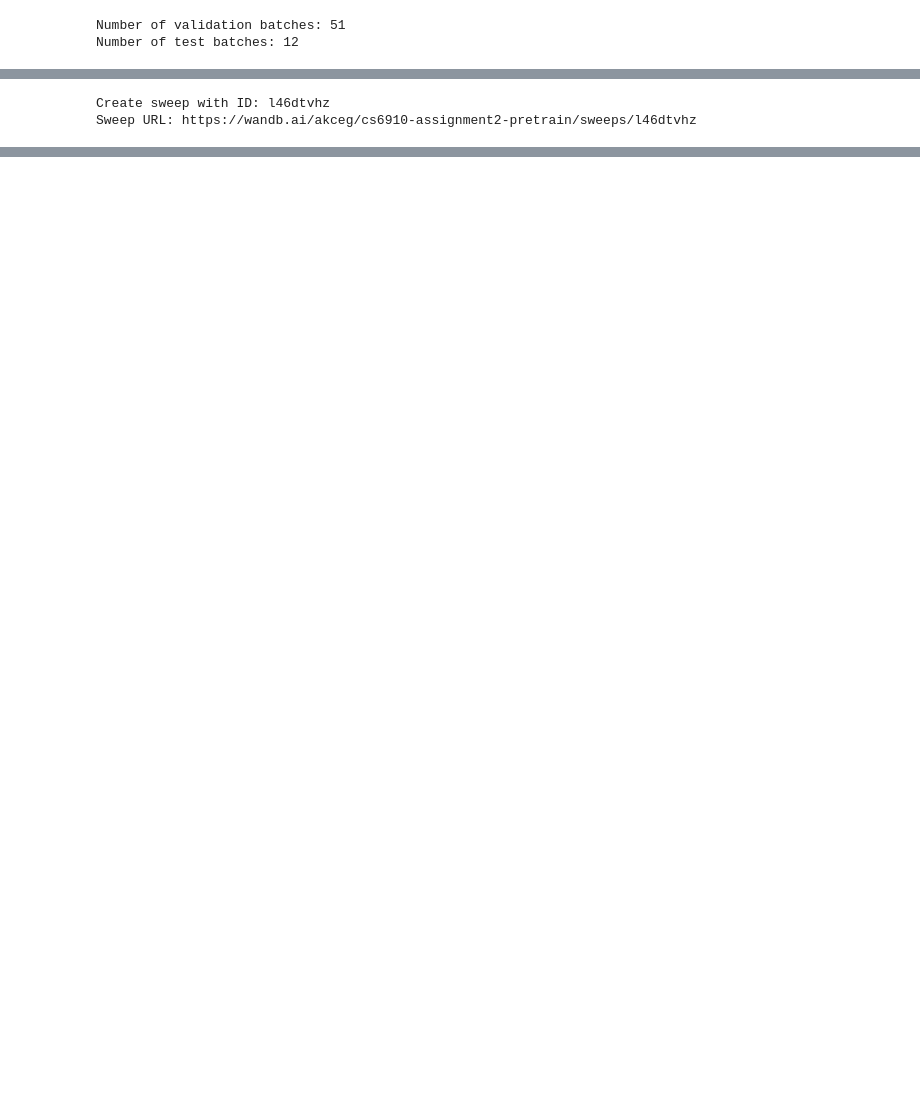
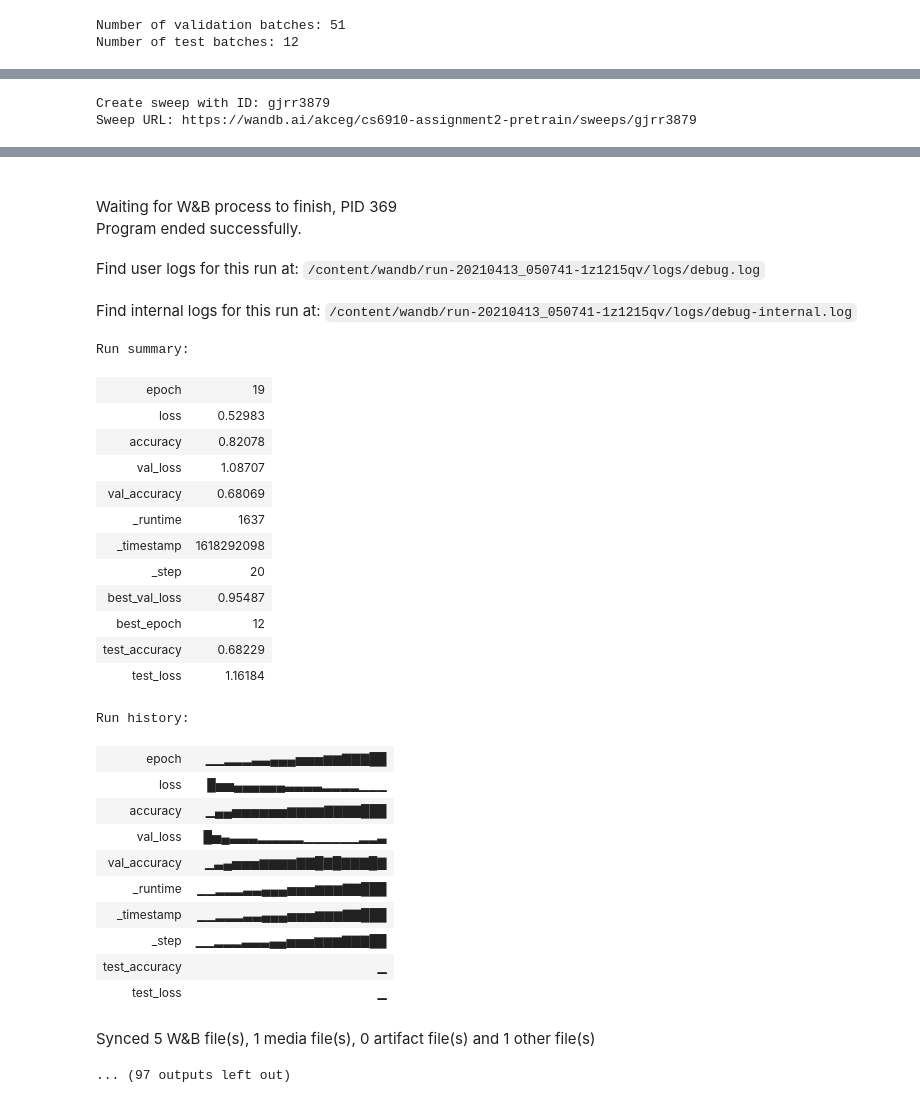
Before and after one commit to aeaswar81/cs6910_deeplearning_assignment_2, a Jupyter notebook: Transferlearning.ipynb, the cells around one changed output, grey strips where cells are left out. Cells and saved outputs as stored; diff of their text form; code cells hidden in the pictures; blank space fills up the shorter version.

Commit message:
added references and separated wandb

```diff
--- a/Transferlearning.ipynb
+++ b/Transferlearning.ipynb
@@ -122,0 +106,12 @@ for image, _ in train_ds.take(1):
+# %%
+parameters = {
+
+        'model':'resnet',
+        #excluding output layer
+        'dense_layers':1,
+        'size_layer':32,
+        #100% means no fine tuning, only pre training
+        'layers_freeze':60,
+        'dropout':0.2
+        }
+#(modelname,number of denselayers at top,size of each layer,percentage of frozen layer,dropout value)
@@ -123,2 +225,31 @@ for image, _ in train_ds.take(1):
+# %%
+sweep_config = {
+    'method': 'bayes', #grid, random
+    'metric': {
+      'name': 'val_accuracy',
+      'goal': 'maximize'
+    },
+    'parameters': {
+        'model':{
+            'values':['resnet']
+        },
+        #excluding output layer
+        'dense_layers': {
+            'values': [0,1,2]
+        },
+        'size_layer': {
+            'values': [32, 64, 128]
+        },
+        #100% means no fine tuning, only pre training
+        'layers_freeze':{
+            'values': [60,70,80,100]
+
+        },
+        'dropout': {
+            'values':[0.01,0.2,0.5,0.8]
+        }
+
+    }
+}
 # %%
 !wandb login 781ea05d3016dc46e417672b13ee6d7047c00562
@@ -127,8 +256,8 @@ wandb: Appending key for api.wandb.ai to your netrc file: /root/.netrc
 # %%
 sweep_id = wandb.sweep(sweep_config,entity='akceg', project="cs6910-assignment2-pretrain")
 # %% [output]
-Create sweep with ID: l46dtvhz
-Sweep URL: https://wandb.ai/akceg/cs6910-assignment2-pretrain/sweeps/l46dtvhz
+Create sweep with ID: gjrr3879
+Sweep URL: https://wandb.ai/akceg/cs6910-assignment2-pretrain/sweeps/gjrr3879
 # %%
 def train():
   #wandb setup
@@ -219,3 +348,3 @@ def train():
 # %%
-wandb.agent(sweep_id, train,count=10)
+wandb.agent(sweep_id, train,count=9,project="cs6910-assignment2-pretrain")
 # %% [output]
@@ -240,0 +383,30 @@ Epoch 2/10
+Waiting for W&B process to finish, PID 369
+Program ended successfully.
+Find user logs for this run at: /content/wandb/run-20210413_050741-1z1215qv/logs/debug.log
+Find internal logs for this run at: /content/wandb/run-20210413_050741-1z1215qv/logs/debug-internal.log
+Run summary:
+| epoch | 19 |
+| loss | 0.52983 |
+| accuracy | 0.82078 |
+| val_loss | 1.08707 |
+| val_accuracy | 0.68069 |
+| _runtime | 1637 |
+| _timestamp | 1618292098 |
+| _step | 20 |
+| best_val_loss | 0.95487 |
+| best_epoch | 12 |
+| test_accuracy | 0.68229 |
+| test_loss | 1.16184 |
+Run history:
+| epoch | ▁▁▂▂▂▃▃▄▄▄▅▅▅▆▆▇▇▇██ |
+| loss | █▅▅▄▄▄▄▄▄▃▃▃▃▂▂▂▂▁▁▁ |
+| accuracy | ▁▄▄▅▅▅▅▅▅▆▆▆▆▇▇▇▇███ |
+| val_loss | █▅▄▃▃▃▂▂▂▂▂▁▁▁▁▁▁▂▂▃ |
+| val_accuracy | ▁▃▄▅▅▅▆▆▆▆▇▇█▇█▇▇▇█▇ |
+| _runtime | ▁▁▂▂▂▃▃▄▄▄▅▅▅▆▆▆▇▇███ |
+| _timestamp | ▁▁▂▂▂▃▃▄▄▄▅▅▅▆▆▆▇▇███ |
+| _step | ▁▁▂▂▂▃▃▃▄▄▅▅▅▆▆▆▇▇▇██ |
+| test_accuracy | ▁ |
+| test_loss | ▁ |
+Synced 5 W&B file(s), 1 media file(s), 0 artifact file(s) and 1 other file(s)
+... (97 outputs left out)
```
Also changed, not shown: parts of 14 cells of this notebook, 1 other file.
